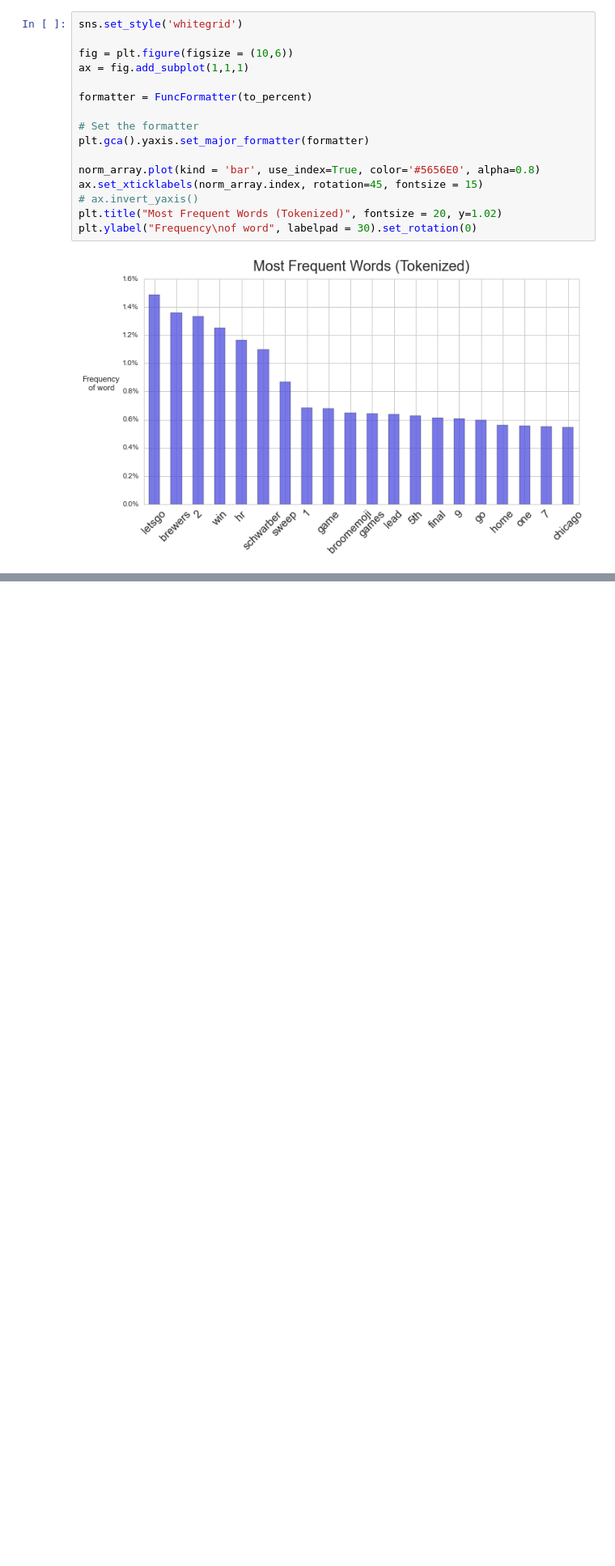
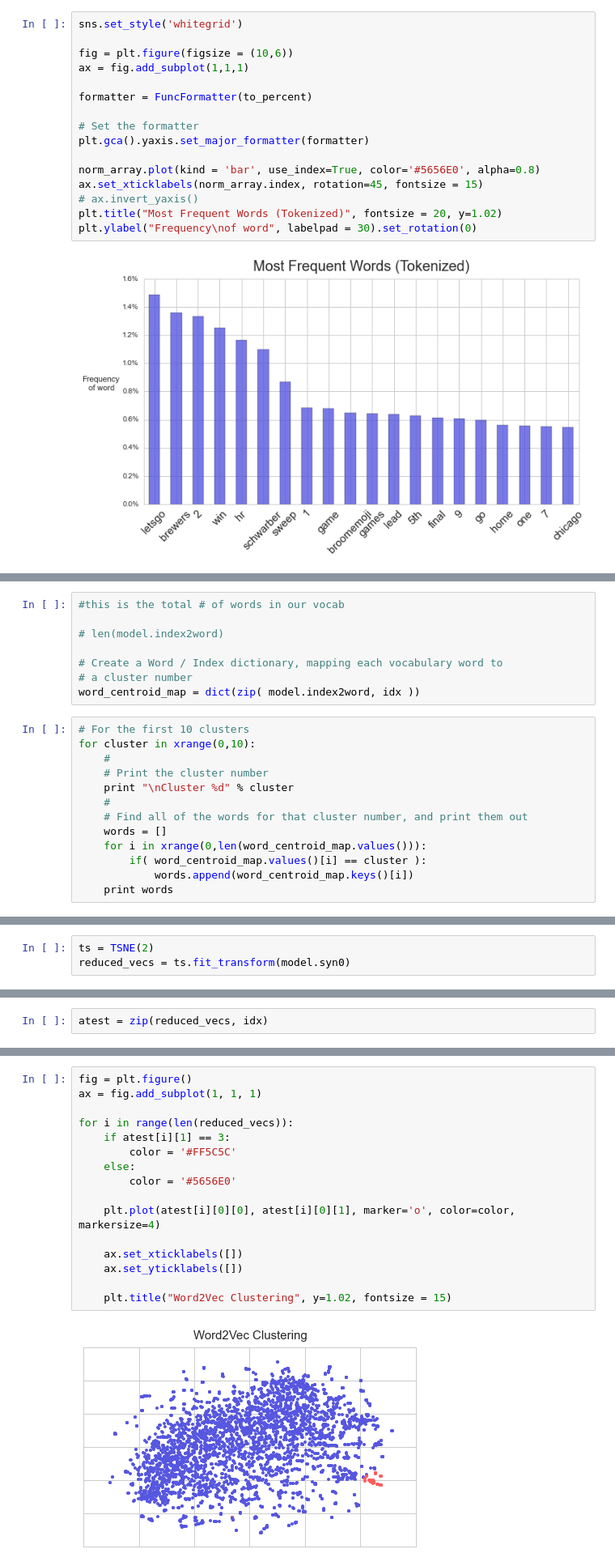
Before and after one commit to yongcho822/Cubs-Sentiment-Analysis-Dashboard, a Jupyter notebook: ExtraAnalysis.ipynb, the cells around one changed output, grey strips where cells are left out. Shown at 81% size. Saved outputs shown, nothing was run; the diff lists cells and outputs as text; blank space fills up the shorter version.

Commit message:
Extra charts

```diff
--- a/ExtraAnalysis.ipynb
+++ b/ExtraAnalysis.ipynb
@@ -172,0 +263,21 @@ plt.ylabel("Frequency\nof word", labelpad = 30).set_rotation(0)
+# %%
+#this is the total # of words in our vocab
+
+# len(model.index2word)
+
+# Create a Word / Index dictionary, mapping each vocabulary word to
+# a cluster number
+word_centroid_map = dict(zip( model.index2word, idx ))
+# %%
+# For the first 10 clusters
+for cluster in xrange(0,10):
+    #
+    # Print the cluster number
+    print "\nCluster %d" % cluster
+    #
+    # Find all of the words for that cluster number, and print them out
+    words = []
+    for i in xrange(0,len(word_centroid_map.values())):
+        if( word_centroid_map.values()[i] == cluster ):
+            words.append(word_centroid_map.keys()[i])
+    print words
@@ -172,0 +305,3 @@ plt.ylabel("Frequency\nof word", labelpad = 30).set_rotation(0)
+# %%
+ts = TSNE(2)
+reduced_vecs = ts.fit_transform(model.syn0)
@@ -172,0 +314,2 @@ plt.ylabel("Frequency\nof word", labelpad = 30).set_rotation(0)
+# %%
+atest = zip(reduced_vecs, idx)
@@ -172,0 +325,18 @@ plt.ylabel("Frequency\nof word", labelpad = 30).set_rotation(0)
+# %%
+fig = plt.figure()
+ax = fig.add_subplot(1, 1, 1)
+
+for i in range(len(reduced_vecs)):
+    if atest[i][1] == 3:
+        color = '#FF5C5C'
+    else:
+        color = '#5656E0'
+
+    plt.plot(atest[i][0][0], atest[i][0][1], marker='o', color=color, markersize=4)
+
+    ax.set_xticklabels([])
+    ax.set_yticklabels([])
+
+    plt.title("Word2Vec Clustering", y=1.02, fontsize = 15)
+# %% [output]
+[figure, added]
```
Also changed, not shown: parts of 18 cells of this notebook.
